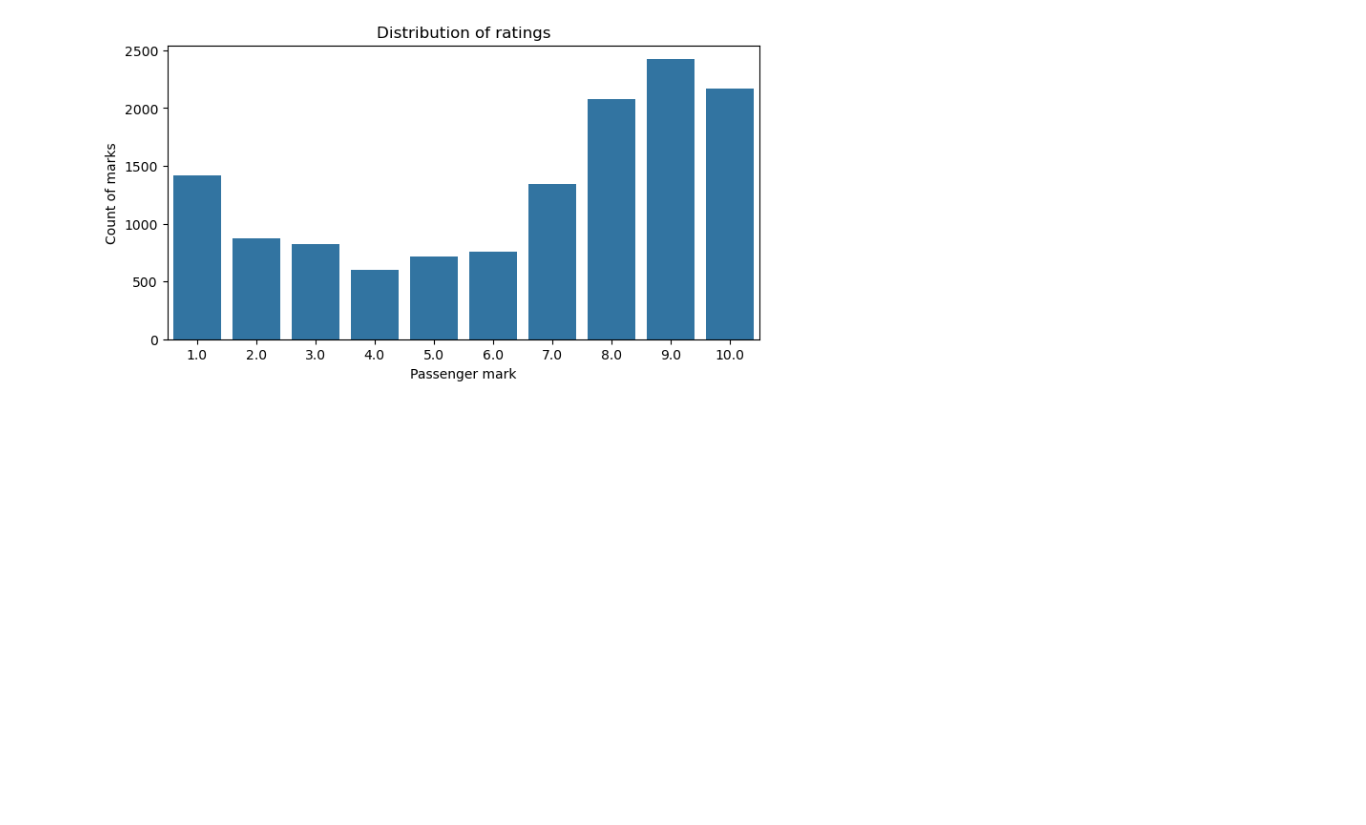
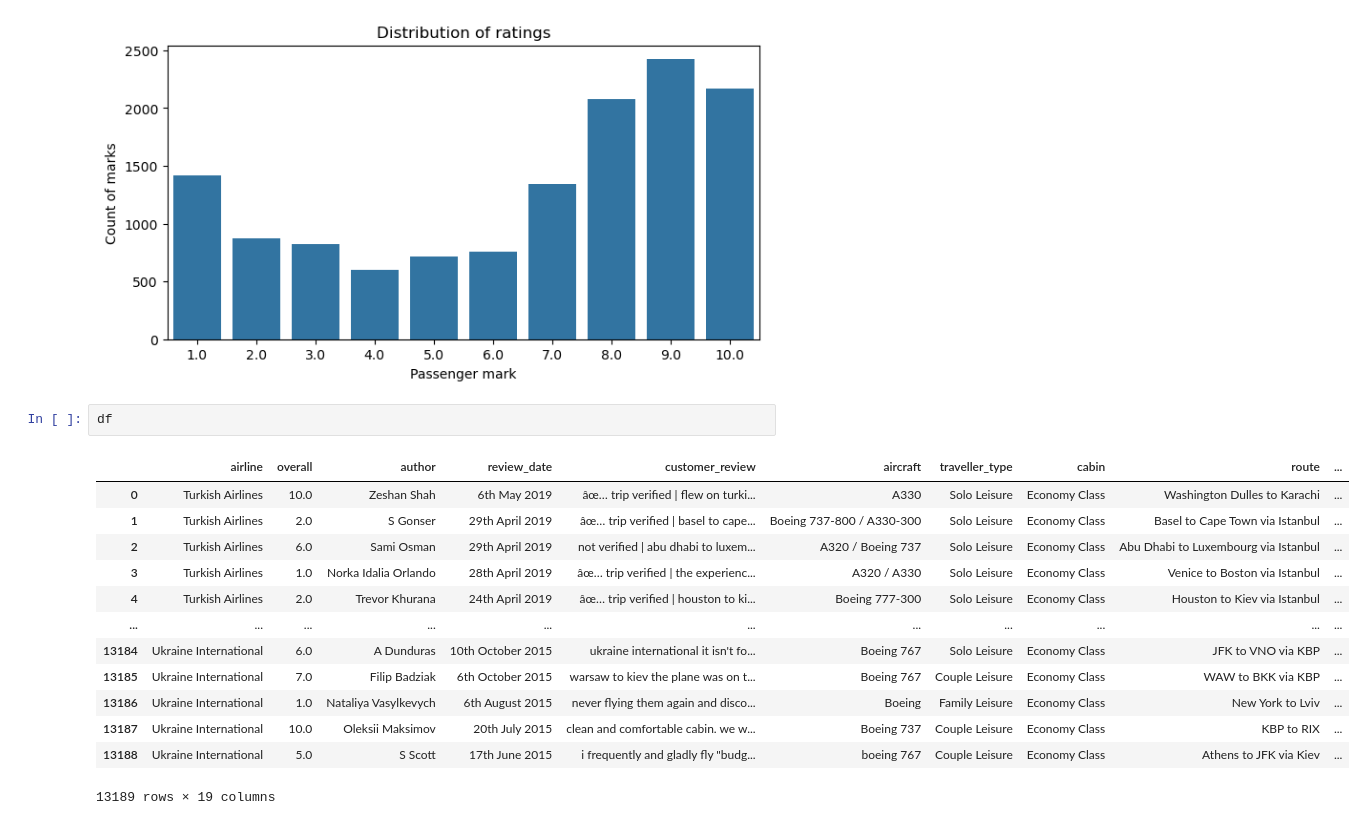
Before and after one commit to bekezhanissabek/passenger-needs-analysis, a Jupyter notebook: notebooks/02_eda.ipynb, the cells around one changed output. Drawn from its saved outputs; the diff is of its cells as text; blank space fills up the shorter version.

```diff
--- a/notebooks/02_eda.ipynb
+++ b/notebooks/02_eda.ipynb
@@ -88,3 +88,19 @@ plt.title("Distribution of ratings")
 plt.show()
 # %% [output]
 [figure]
+# %%
+df
+# %% [output]
+|  | airline | overall | author | review_date | customer_review | aircraft | traveller_type | cabin | route | ... |
+| 0 | Turkish Airlines | 10.0 | Zeshan Shah | 6th May 2019 | âœ… trip verified | flew on turki... | A330 | Solo Leisure | Economy Class | Washington Dulles to Karachi | ... |
+| 1 | Turkish Airlines | 2.0 | S Gonser | 29th April 2019 | âœ… trip verified | basel to cape... | Boeing 737-800 / A330-300 | Solo Leisure | Economy Class | Basel to Cape Town via Istanbul | ... |
+| 2 | Turkish Airlines | 6.0 | Sami Osman | 29th April 2019 | not verified | abu dhabi to luxem... | A320 / Boeing 737 | Solo Leisure | Economy Class | Abu Dhabi to Luxembourg via Istanbul | ... |
+| 3 | Turkish Airlines | 1.0 | Norka Idalia Orlando | 28th April 2019 | âœ… trip verified | the experienc... | A320 / A330 | Solo Leisure | Economy Class | Venice to Boston via Istanbul | ... |
+| 4 | Turkish Airlines | 2.0 | Trevor Khurana | 24th April 2019 | âœ… trip verified | houston to ki... | Boeing 777-300 | Solo Leisure | Economy Class | Houston to Kiev via Istanbul | ... |
+| ... | ... | ... | ... | ... | ... | ... | ... | ... | ... | ... |
+| 13184 | Ukraine International | 6.0 | A Dunduras | 10th October 2015 | ukraine international it isn't fo... | Boeing 767 | Solo Leisure | Economy Class | JFK to VNO via KBP | ... |
+| 13185 | Ukraine International | 7.0 | Filip Badziak | 6th October 2015 | warsaw to kiev the plane was on t... | Boeing 767 | Couple Leisure | Economy Class | WAW to BKK via KBP | ... |
+| 13186 | Ukraine International | 1.0 | Nataliya Vasylkevych | 6th August 2015 | never flying them again and disco... | Boeing | Family Leisure | Economy Class | New York to Lviv | ... |
+| 13187 | Ukraine International | 10.0 | Oleksii Maksimov | 20th July 2015 | clean and comfortable cabin. we w... | Boeing 737 | Couple Leisure | Economy Class | KBP to RIX | ... |
+| 13188 | Ukraine International | 5.0 | S Scott | 17th June 2015 | i frequently and gladly fly "budg... | boeing 767 | Couple Leisure | Economy Class | Athens to JFK via Kiev | ... |
+13189 rows × 19 columns
```
Also changed, not shown: 2 other files.
